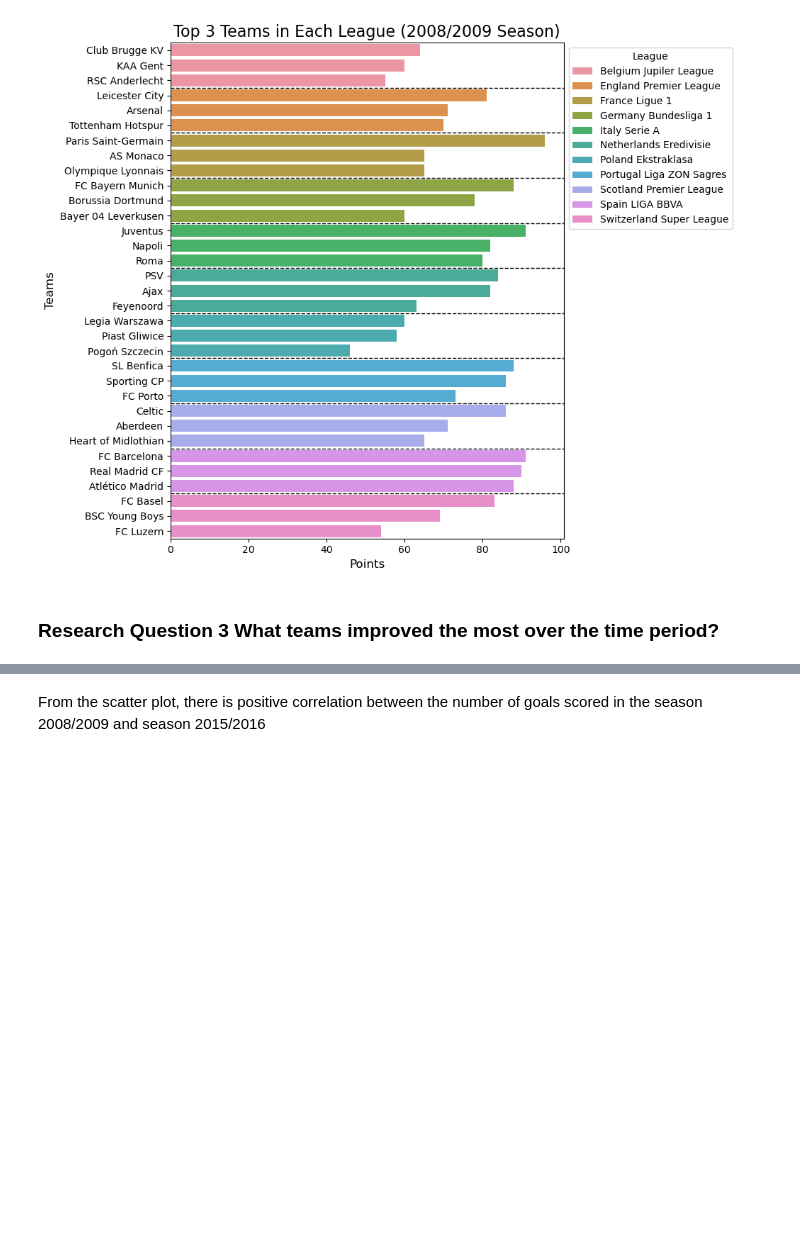
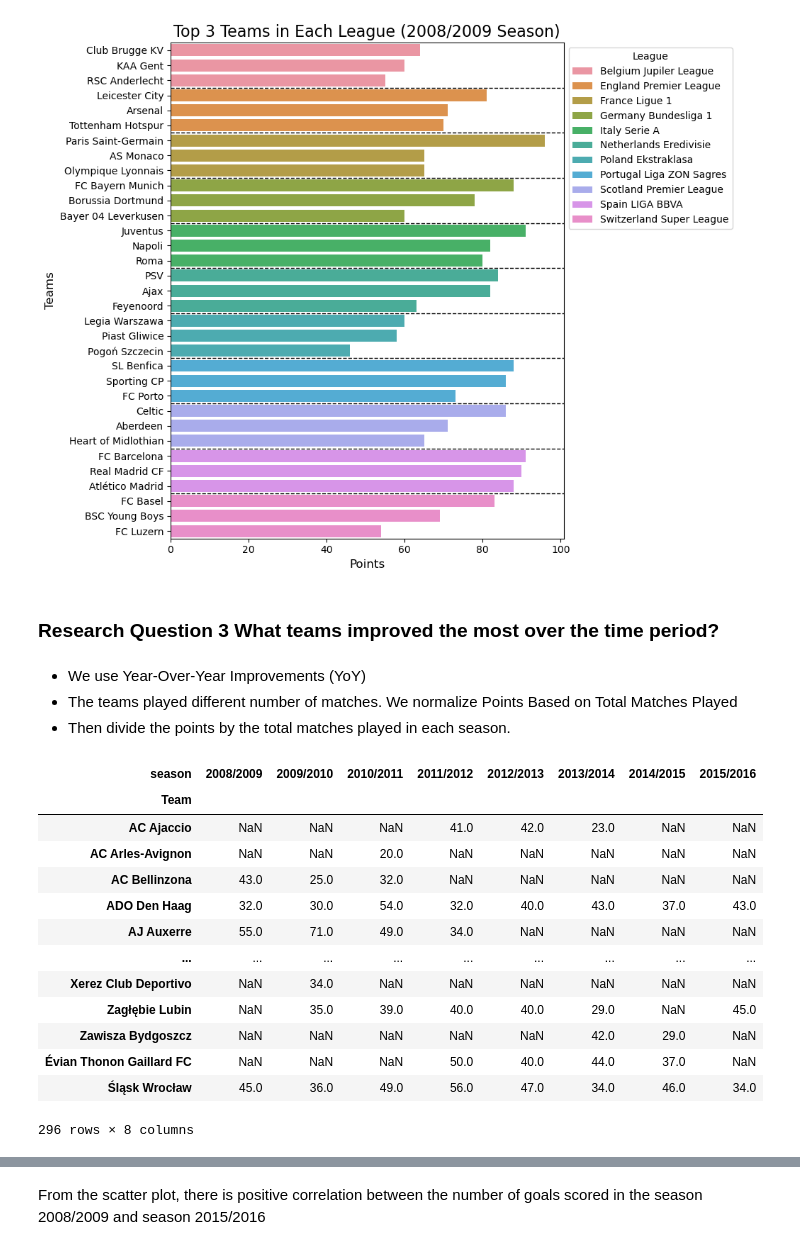
Before and after one commit to Daviedavie100/Investigating_dataset_project, a Jupyter notebook: Investigate_a_Dataset.ipynb, the cells around one changed output, grey strips where cells are left out. Cells and saved outputs as stored; diff of their text form; code cells hidden in the pictures; blank space fills up the shorter version.

```diff
--- a/Investigate_a_Dataset.ipynb
+++ b/Investigate_a_Dataset.ipynb
@@ -1639,13 +1639,31 @@ plt.show()
 [figure]
 # %% [markdown]
 ### Research Question 3 What teams improved the most over the time period?
+# %% [markdown]
+- We use Year-Over-Year Improvements (YoY)
+- The teams played different number of matches. We normalize Points Based on Total Matches Played
+- Then divide the points by the total matches played in each season.
 # %%
-# grouping by season and team
-match_s08_15p=melted_match.query(
+# get the total points for each team per season
+match_imp08_16=melted_match.query(
     'season in ["2008/2009", "2009/2010", "2010/2011", "2011/2012", "2012/2013", "2013/2014", "2014/2015", "2015/2016"]'
     ).groupby(
         ['season', 'Team'])['pts'].sum().unstack('season')
 
-#match_s08_15p.dropna(how='any', inplace=True)
-match_s08_15p
+match_imp08_16
+# %% [output]
+| season | 2008/2009 | 2009/2010 | 2010/2011 | 2011/2012 | 2012/2013 | 2013/2014 | 2014/2015 | 2015/2016 |
+| Team |  |  |  |  |  |  |  |  |
+| AC Ajaccio | NaN | NaN | NaN | 41.0 | 42.0 | 23.0 | NaN | NaN |
+| AC Arles-Avignon | NaN | NaN | 20.0 | NaN | NaN | NaN | NaN | NaN |
+| AC Bellinzona | 43.0 | 25.0 | 32.0 | NaN | NaN | NaN | NaN | NaN |
+| ADO Den Haag | 32.0 | 30.0 | 54.0 | 32.0 | 40.0 | 43.0 | 37.0 | 43.0 |
+| AJ Auxerre | 55.0 | 71.0 | 49.0 | 34.0 | NaN | NaN | NaN | NaN |
+| ... | ... | ... | ... | ... | ... | ... | ... | ... |
+| Xerez Club Deportivo | NaN | 34.0 | NaN | NaN | NaN | NaN | NaN | NaN |
+| Zagłębie Lubin | NaN | 35.0 | 39.0 | 40.0 | 40.0 | 29.0 | NaN | 45.0 |
+| Zawisza Bydgoszcz | NaN | NaN | NaN | NaN | NaN | 42.0 | 29.0 | NaN |
+| Évian Thonon Gaillard FC | NaN | NaN | NaN | 50.0 | 40.0 | 44.0 | 37.0 | NaN |
+| Śląsk Wrocław | 45.0 | 36.0 | 49.0 | 56.0 | 47.0 | 34.0 | 46.0 | 34.0 |
+296 rows × 8 columns
 # %%
```
Also changed, not shown: parts of 7 cells of this notebook.
